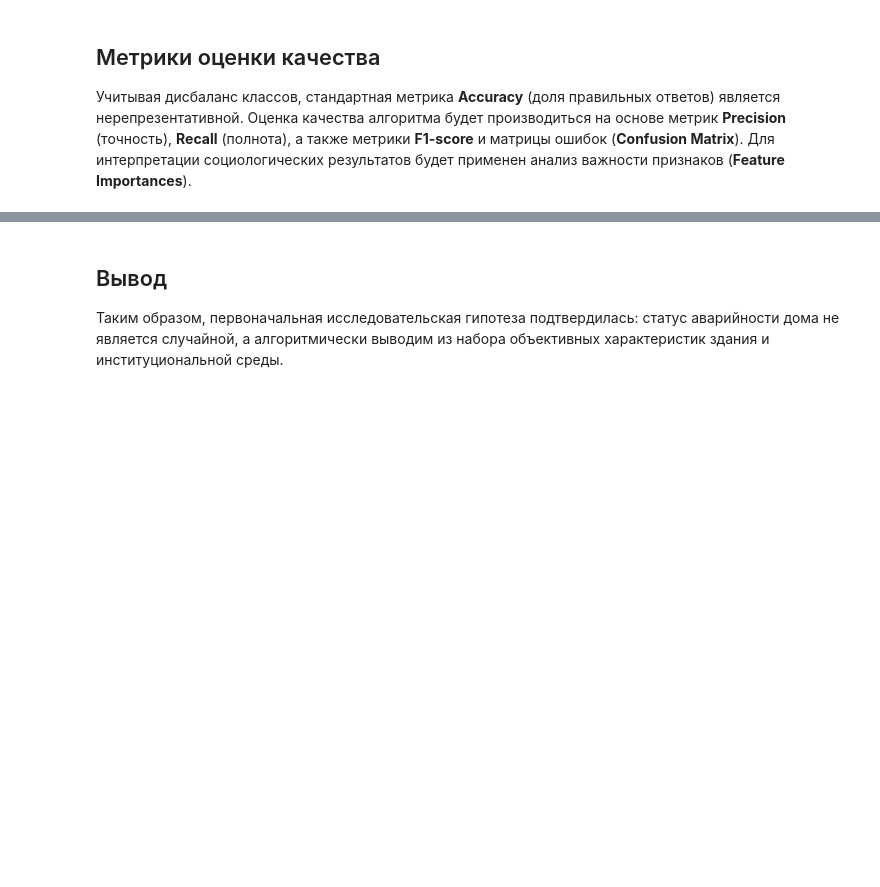
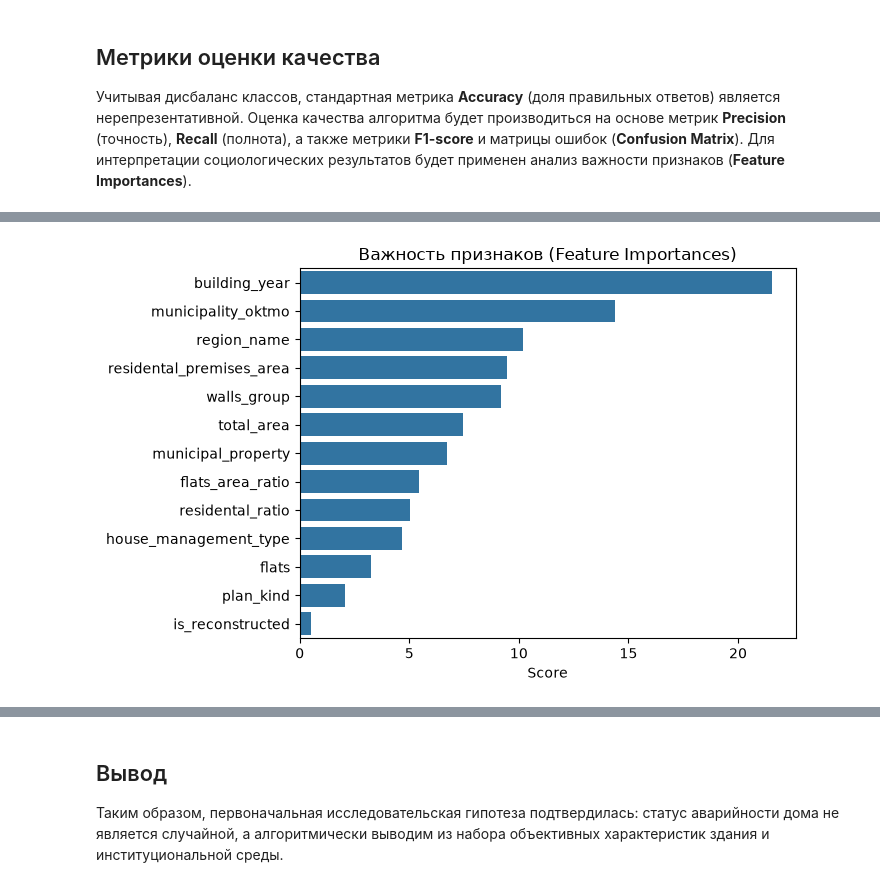
Before and after one commit to ascat41/HouseDeterioration, a Jupyter notebook: data_research.ipynb, the cells around one changed output, grey strips where cells are left out. Saved outputs shown, nothing was run; the diff lists cells and outputs as text; code cells hidden in the pictures; blank space fills up the shorter version.

```diff
--- a/data_research.ipynb
+++ b/data_research.ipynb
@@ -1024,0 +906,31 @@ model.fit(X_train, y_train, eval_set=(X_test, y_test))
+# %%
+from catboost import CatBoostClassifier, Pool
+from sklearn.model_selection import StratifiedKFold
+from sklearn.metrics import roc_auc_score
+
+feautures = category_features + continues_features + ratio_features + boolean_features
+X = df[feautures]
+y = df[TARGET]
+
+cv = StratifiedKFold(n_splits=5, shuffle=True, random_state=42)
+
+cb_params = dict(
+    iterations=3000,
+    depth = 8,
+    learning_rate=0.1,
+    early_stopping_rounds=100,
+    random_seed=42,
+    thread_count = -1,
+    verbose=0
+)
+
+oof = np.zeros(len(X))
+for i, (tr, va) in enumerate(cv.split(X,y)):
+    tr_pool = Pool(X.iloc[tr], y.iloc[tr], cat_features=category_features)
+    va_pool = Pool(X.iloc[va], y.iloc[va], cat_features=category_features)
+
+    model = CatBoostClassifier(**cb_params)
+    model.fit(tr_pool, eval_set=va_pool, use_best_model=True)
+
+    oof[va] = model.predict_proba(va_pool)[:,1]
+    print(f"fold {i}: AUC = {roc_auc_score(y.iloc[va], oof[va]):.5f}, best_iter = {model.get_best_iteration()}")
@@ -1039,3 +960,14 @@ plt.show()
+# %%
+feature_importances = model.get_feature_importance()
+feature_importances_df = pd.DataFrame(data=feature_importances, index=X.columns, columns=["Score"])
+feature_importances_df = feature_importances_df.sort_values("Score", ascending=False)
+
+sns.barplot(data=feature_importances_df, y=feature_importances_df.index, x="Score")
+plt.title("Важность признаков (Feature Importances)")
+plt.ylabel("")
+plt.show()
+# %% [output]
+[figure, added]
 # %% [markdown]
 ### Вывод по Feature Importances:
 1. Физические признаки
```
Also changed, not shown: parts of 29 cells of this notebook.
